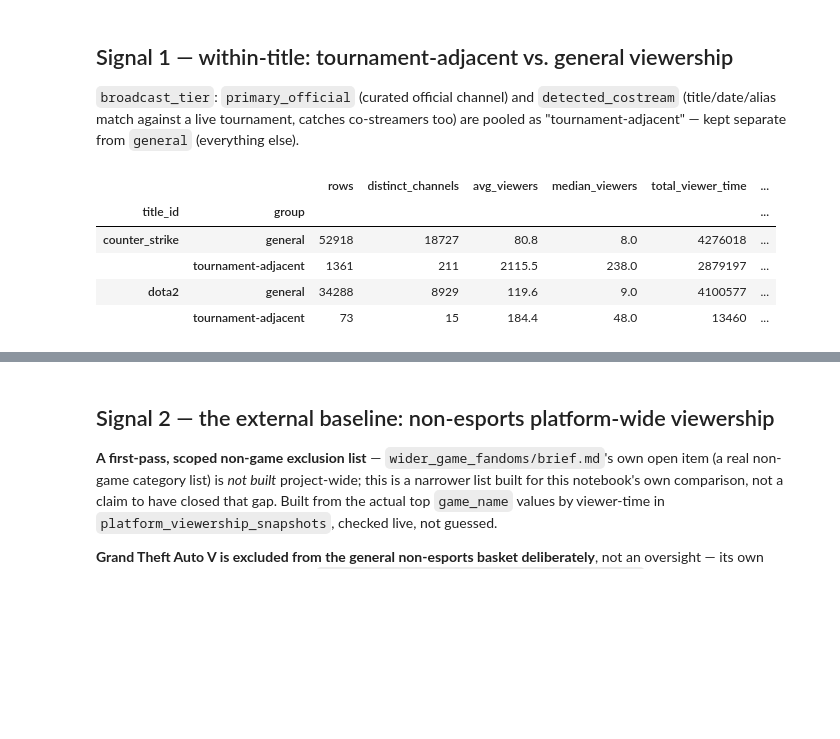
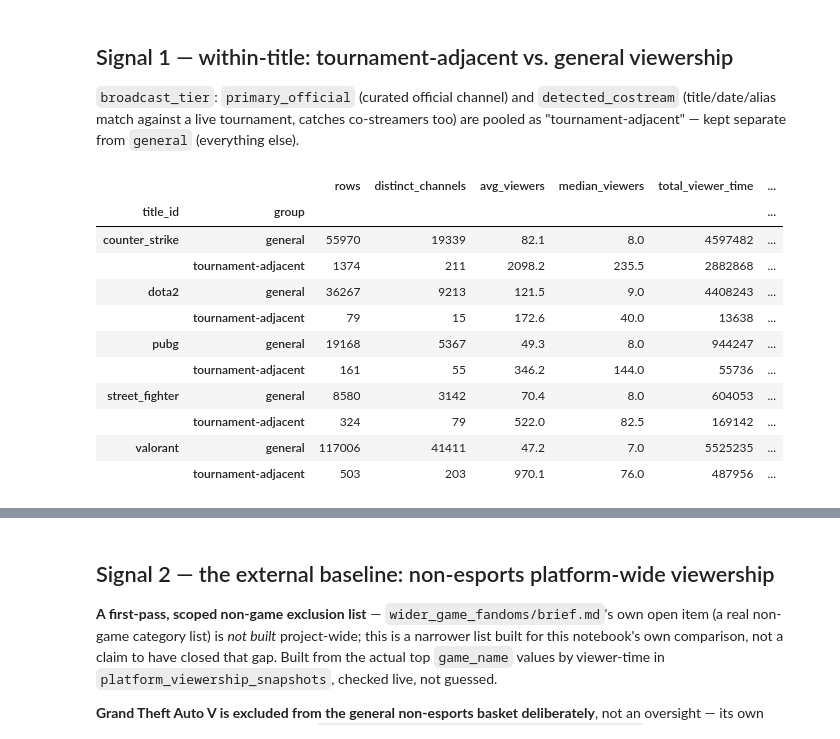
Before and after one commit to JacobH1994/fandomdatapuller, a Jupyter notebook: research/foundations/esports_vs_game_fandom_signal_model/notebooks/tournament_window_comparison.ipynb, the cells around one changed output, grey strips where cells are left out. Cells and saved outputs as stored; diff of their text form; code cells hidden in the pictures; blank space fills up the shorter version.

```diff
--- a/research/foundations/esports_vs_game_fandom_signal_model/notebooks/tournament_window_comparison.ipynb
+++ b/research/foundations/esports_vs_game_fandom_signal_model/notebooks/tournament_window_comparison.ipynb
@@ -80,36 +86,43 @@ separate from `general` (everything else).
 # %%
 tier_rows = conn.execute('''
     SELECT title_id, broadcast_tier, channel_id, viewer_count, language
     FROM viewership_snapshots
-    WHERE title_id IN ('counter_strike', 'dota2') AND broadcast_tier IS NOT NULL
+    WHERE title_id IN ('counter_strike', 'dota2', 'street_fighter', 'valorant', 'pubg')
+      AND broadcast_tier IS NOT NULL
 ''').fetchall()
 tier_df = pd.DataFrame(tier_rows, columns=["title_id", "broadcast_tier", "channel_id", "viewer_count", "language"])
 tier_df["group"] = tier_df["broadcast_tier"].map({
     "primary_official": "tournament-adjacent",
     "detected_costream": "tournament-adjacent",
     "general": "general",
 })
 
 within_title = tier_df.groupby(["title_id", "group"]).agg(
     rows=("viewer_count", "size"),
     distinct_channels=("channel_id", "nunique"),
     avg_viewers=("viewer_count", "mean"),
     median_viewers=("viewer_count", "median"),
     total_viewer_time=("viewer_count", "sum"),
 ).round(1)
 
 # Top-channel concentration share within each (title, group)
 def top_channel_share(g):
     by_channel = g.groupby("channel_id")["viewer_count"].sum()
     return round(by_channel.max() / by_channel.sum() * 100, 1) if by_channel.sum() > 0 else float("nan")
 
 within_title["top_channel_share_pct"] = tier_df.groupby(["title_id", "group"]).apply(top_channel_share, include_groups=False)
 within_title
 # %% [output]
 |  |  | rows | distinct_channels | avg_viewers | median_viewers | total_viewer_time | ... |
 | title_id | group |  |  |  |  |  | ... |
-| counter_strike | general | 52918 | 18727 | 80.8 | 8.0 | 4276018 | ... |
-|  | tournament-adjacent | 1361 | 211 | 2115.5 | 238.0 | 2879197 | ... |
-| dota2 | general | 34288 | 8929 | 119.6 | 9.0 | 4100577 | ... |
-|  | tournament-adjacent | 73 | 15 | 184.4 | 48.0 | 13460 | ... |
+| counter_strike | general | 55970 | 19339 | 82.1 | 8.0 | 4597482 | ... |
+|  | tournament-adjacent | 1374 | 211 | 2098.2 | 235.5 | 2882868 | ... |
+| dota2 | general | 36267 | 9213 | 121.5 | 9.0 | 4408243 | ... |
+|  | tournament-adjacent | 79 | 15 | 172.6 | 40.0 | 13638 | ... |
+| pubg | general | 19168 | 5367 | 49.3 | 8.0 | 944247 | ... |
+|  | tournament-adjacent | 161 | 55 | 346.2 | 144.0 | 55736 | ... |
+| street_fighter | general | 8580 | 3142 | 70.4 | 8.0 | 604053 | ... |
+|  | tournament-adjacent | 324 | 79 | 522.0 | 82.5 | 169142 | ... |
+| valorant | general | 117006 | 41411 | 47.2 | 7.0 | 5525235 | ... |
+|  | tournament-adjacent | 503 | 203 | 970.1 | 76.0 | 487956 | ... |
 # %%
```
Also changed, not shown: parts of 6 cells of this notebook, 2 other files.
